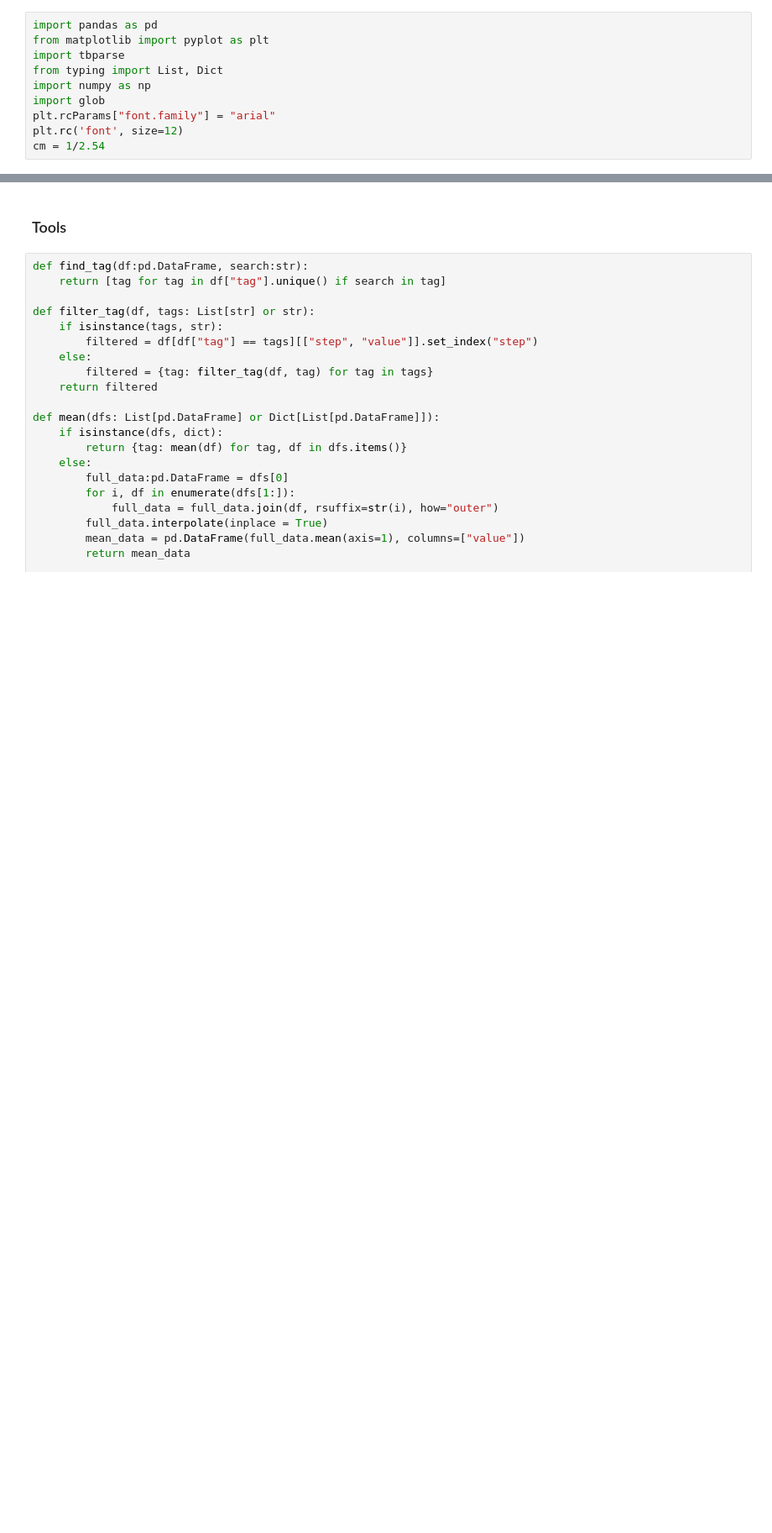
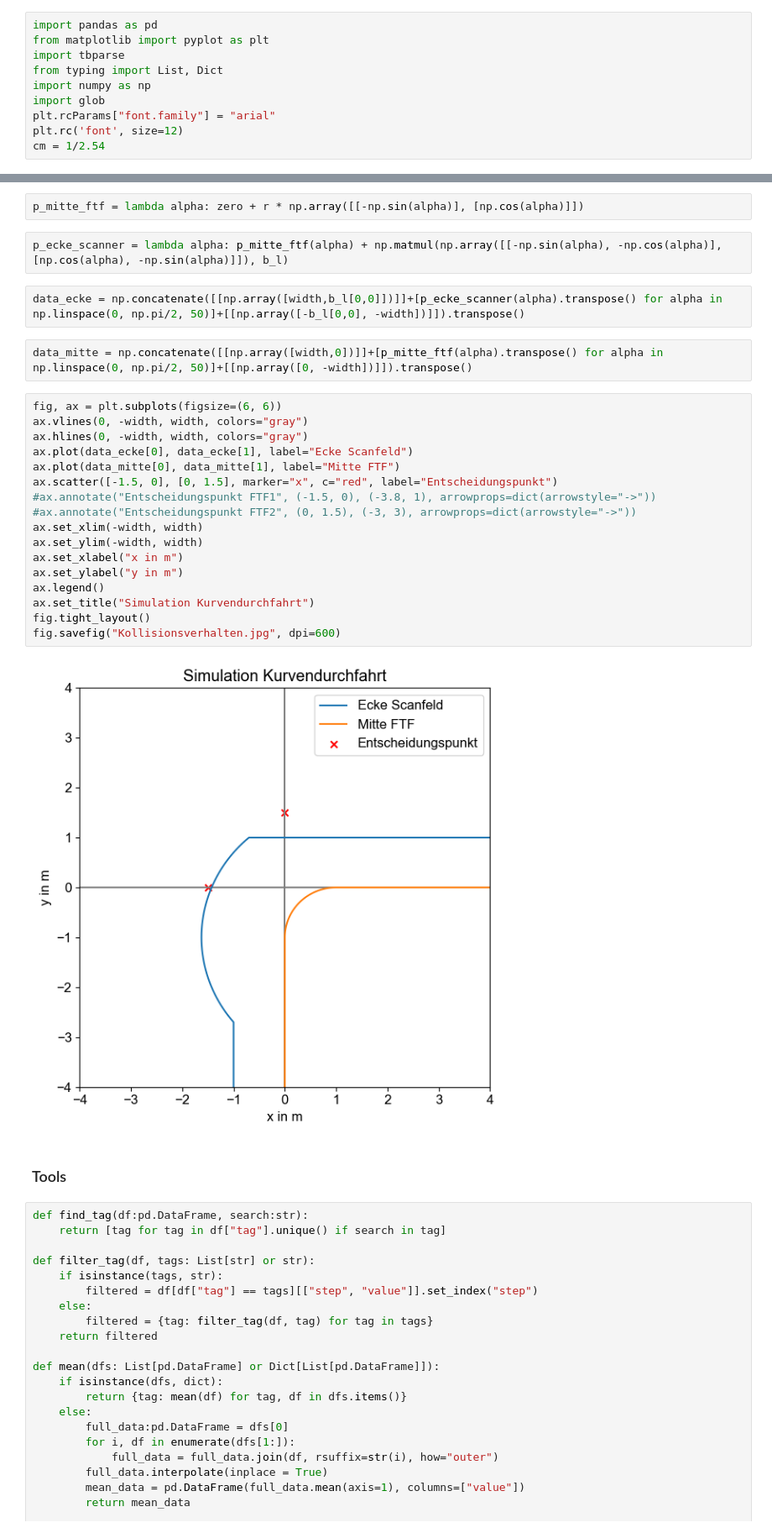
Before and after one commit to tobihoernchen/thesis, a Jupyter notebook: exploration/MiniMatrix/evaluation.ipynb, the cells around one changed output, grey strips where cells are left out. Shown at 84% size. Cells and saved outputs as stored; diff of their text form; blank space fills up the shorter version.

```diff
--- a/exploration/MiniMatrix/evaluation.ipynb
+++ b/exploration/MiniMatrix/evaluation.ipynb
@@ -11,3 +19,30 @@ cm = 1/2.54
+# %%
+p_mitte_ftf = lambda alpha: zero + r * np.array([[-np.sin(alpha)], [np.cos(alpha)]])
+# %%
+p_ecke_scanner = lambda alpha: p_mitte_ftf(alpha) + np.matmul(np.array([[-np.sin(alpha), -np.cos(alpha)],[np.cos(alpha), -np.sin(alpha)]]), b_l)
+# %%
+data_ecke = np.concatenate([[np.array([width,b_l[0,0]])]]+[p_ecke_scanner(alpha).transpose() for alpha in np.linspace(0, np.pi/2, 50)]+[[np.array([-b_l[0,0], -width])]]).transpose()
+# %%
+data_mitte = np.concatenate([[np.array([width,0])]]+[p_mitte_ftf(alpha).transpose() for alpha in np.linspace(0, np.pi/2, 50)]+[[np.array([0, -width])]]).transpose()
+# %%
+fig, ax = plt.subplots(figsize=(6, 6))
+ax.vlines(0, -width, width, colors="gray")
+ax.hlines(0, -width, width, colors="gray")
+ax.plot(data_ecke[0], data_ecke[1], label="Ecke Scanfeld")
+ax.plot(data_mitte[0], data_mitte[1], label="Mitte FTF")
+ax.scatter([-1.5, 0], [0, 1.5], marker="x", c="red", label="Entscheidungspunkt")
+#ax.annotate("Entscheidungspunkt FTF1", (-1.5, 0), (-3.8, 1), arrowprops=dict(arrowstyle="->"))
+#ax.annotate("Entscheidungspunkt FTF2", (0, 1.5), (-3, 3), arrowprops=dict(arrowstyle="->"))
+ax.set_xlim(-width, width)
+ax.set_ylim(-width, width)
+ax.set_xlabel("x in m")
+ax.set_ylabel("y in m")
+ax.legend()
+ax.set_title("Simulation Kurvendurchfahrt")
+fig.tight_layout()
+fig.savefig("Kollisionsverhalten.jpg", dpi=600)
+# %% [output]
+[figure, added]
 # %% [markdown]
 ### Tools
 # %%
```
Also changed, not shown: parts of 2 cells of this notebook, 10 other files.
